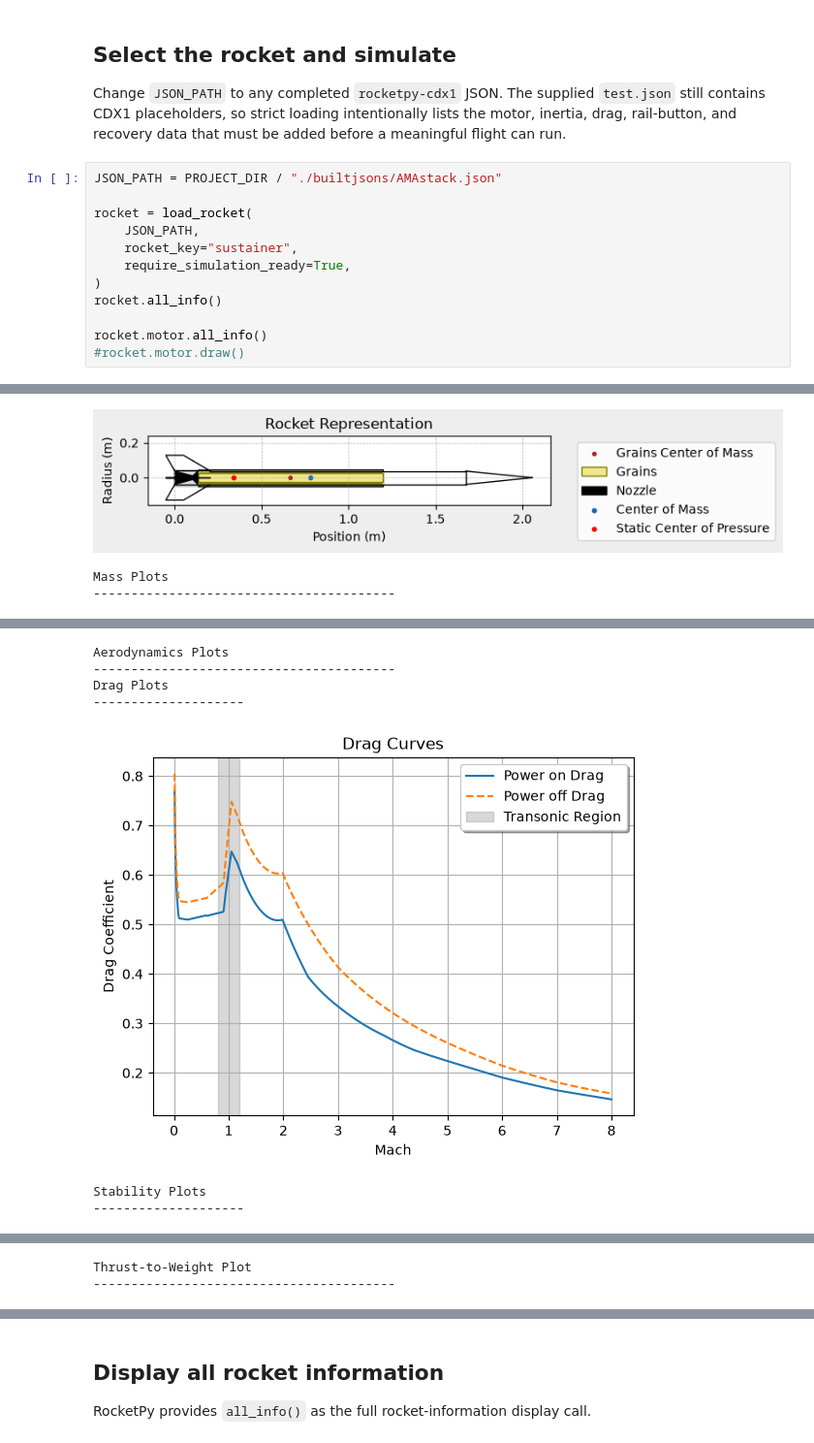
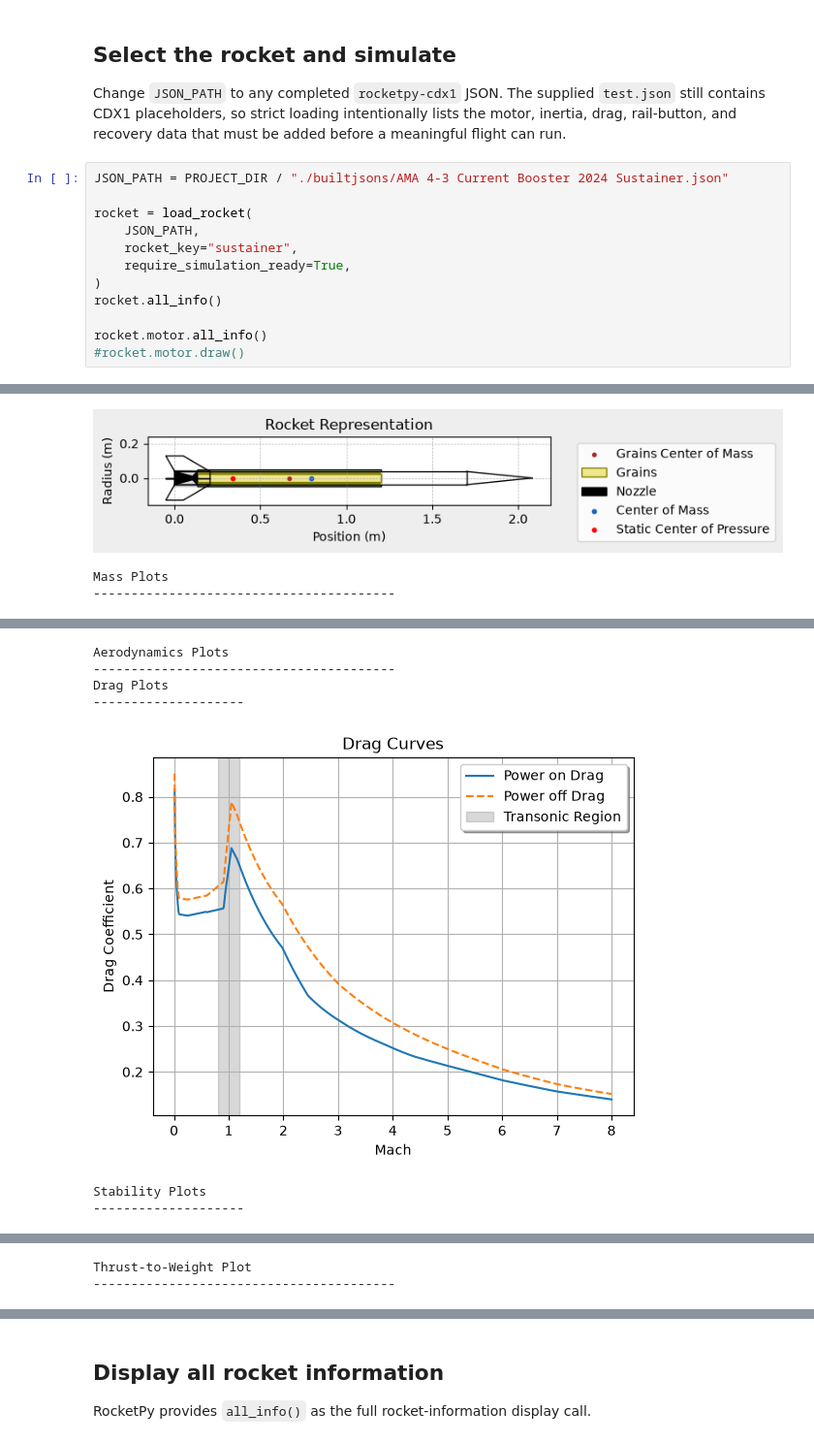
Before and after one commit to prs2026/farfromheaven, a Jupyter notebook: sims/rocketpy/singlesim.ipynb, the cells around one changed output, grey strips where cells are left out. Shown at 97% size. Drawn from its saved outputs; the diff is of its cells as text.

```diff
--- a/sims/rocketpy/singlesim.ipynb
+++ b/sims/rocketpy/singlesim.ipynb
@@ -91,7 +91,7 @@ Use the reusable `run_single_simulation` function imported from `simrunner.py`.
 
 Change `JSON_PATH` to any completed `rocketpy-cdx1` JSON. The supplied `test.json` still contains CDX1 placeholders, so strict loading intentionally lists the motor, inertia, drag, rail-button, and recovery data that must be added before a meaningful flight can run.
 # %%
-JSON_PATH = PROJECT_DIR / "./builtjsons/AMAstack.json"
+JSON_PATH = PROJECT_DIR / "./builtjsons/AMA 4-3 Current Booster 2024 Sustainer.json"
 
 rocket = load_rocket(
     JSON_PATH,
@@ -128,7 +128,7 @@ Mass Plots
 Aerodynamics Plots
 ----------------------------------------
 Drag Plots
 --------------------
-[figure, old version]
+[figure, new version]
 Stability Plots
 --------------------
```
Also changed, not shown: parts of 5 cells of this notebook, 14 other files.
